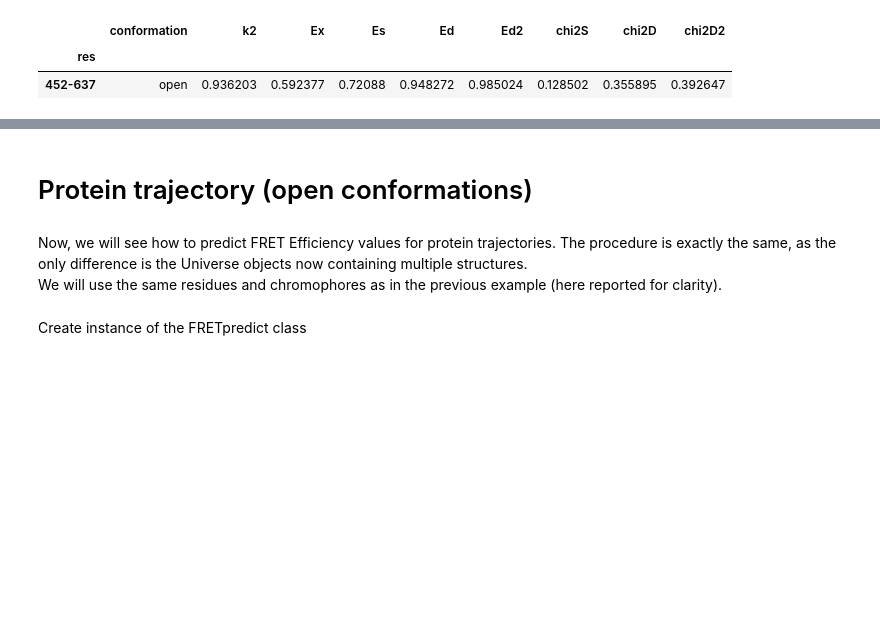
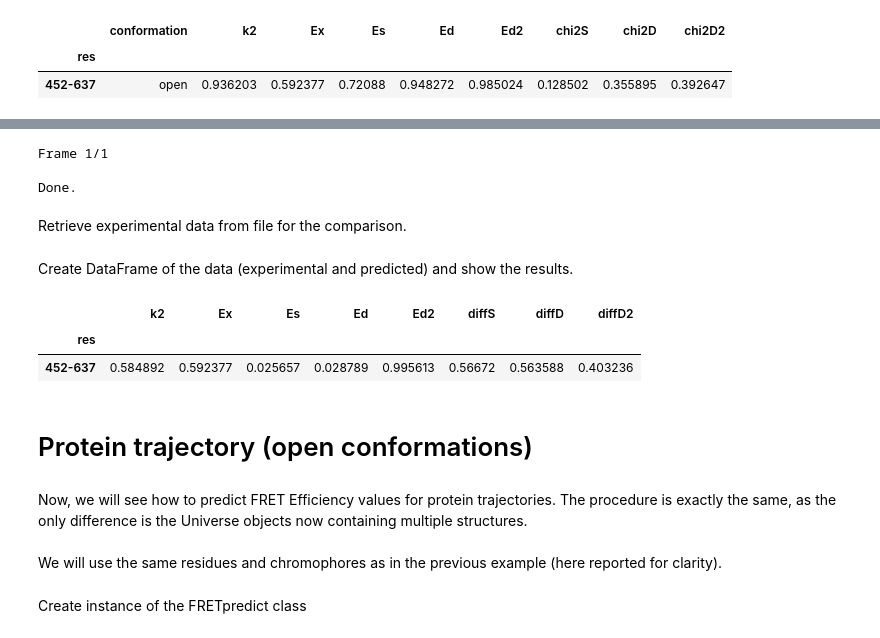
Before and after one commit to KULL-Centre/FRETpredict, a Jupyter notebook: FRETpredict/Tutorial_FRETpredict_Hsp90.ipynb, the cells around one changed output, grey strips where cells are left out. Saved outputs shown, nothing was run; the diff lists cells and outputs as text; code cells hidden in the pictures; blank space fills up the shorter version.

Commit message:
Update Tutorial FRETpredict Hsp90

```diff
--- a/FRETpredict/Tutorial_FRETpredict_Hsp90.ipynb
+++ b/FRETpredict/Tutorial_FRETpredict_Hsp90.ipynb
@@ -134,8 +155,46 @@ results_df
+# %%
+FRET_fixedR0.run()
+# %% [output]
+Frame 1/1
+
+Done.
+# %% [markdown]
+Retrieve experimental data from file for the comparison.
+# %%
+filename = 'test_systems/Hsp90/MDA/histograms/{}'.format(exp_data_file)
+
+if os.path.isfile(filename):
+
+        df = pd.read_csv(filename, skiprows=6, nrows=40, header=None, sep='\s+')
+        Ex = np.average(df[0], weights=df[1])
+# %% [markdown]
+Create DataFrame of the data (experimental and predicted) and show the results.
+# %%
+results_fixedR0 = []
+
+data = pd.read_pickle(r'tutorials/test/E{:d}_fixedR0-data-{:d}-{:d}.pkl'.format(cutoff, res1, res2))
+results_fixedR0.append({'res': '{:d}-{:d}'.format(res1, res2),
+                'k2': float(data.loc['k2']),
+                'Ex': Ex,
+                'Es': float(data.loc['Estatic']),
+                'Ed': float(data.loc['Edynamic1']),
+                'Ed2': float(data.loc['Edynamic2']),
+                'diffS': np.abs(Ex-data.loc['Estatic']),
+                'diffD': np.abs(Ex-data.loc['Edynamic1']),
+                'diffD2': np.abs(Ex-data.loc['Edynamic2'])})
+
+results_fixedR0_df = pd.DataFrame(results_fixedR0).set_index('res')
+# %%
+results_fixedR0_df
+# %% [output]
+|  | k2 | Ex | Es | Ed | Ed2 | diffS | diffD | diffD2 |
+| res |  |  |  |  |  |  |  |  |
+| 452-637 | 0.584892 | 0.592377 | 0.025657 | 0.028789 | 0.995613 | 0.56672 | 0.563588 | 0.403236 |
 # %% [markdown]
 # Protein trajectory (open conformations)
-# %% [markdown]
-Now, we will see how to predict FRET Efficiency values for protein trajectories. The procedure is exactly the same, as the only difference is the Universe objects now containing multiple structures.<br>
-We will use the same residues and chromophores as in the previous example (here reported for clarity).
+# %% [markdown]
+Now, we will see how to predict FRET Efficiency values for protein trajectories. The procedure is exactly the same, as the only difference is the Universe objects now containing multiple structures.<br>
+<br>We will use the same residues and chromophores as in the previous example (here reported for clarity).
 # %%
 res1 = 452
 chain_res1 = 'A'
```
Also changed, not shown: parts of 23 cells of this notebook.
